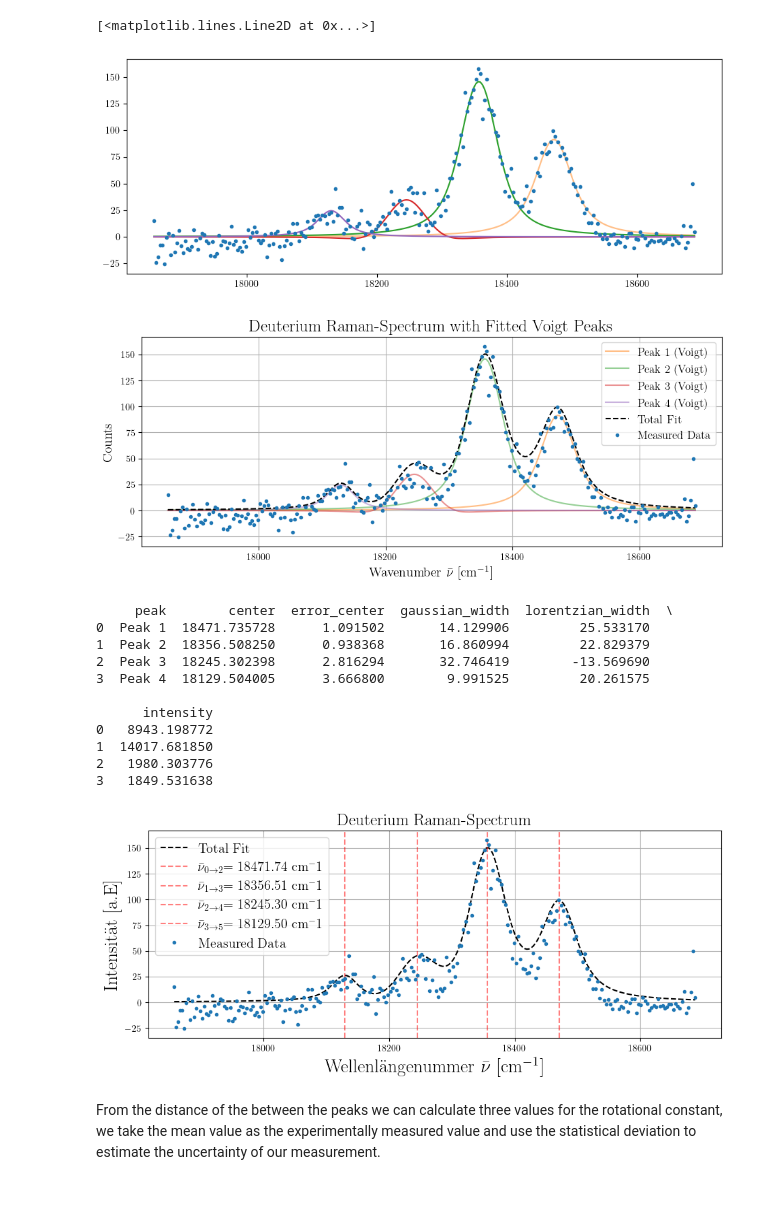
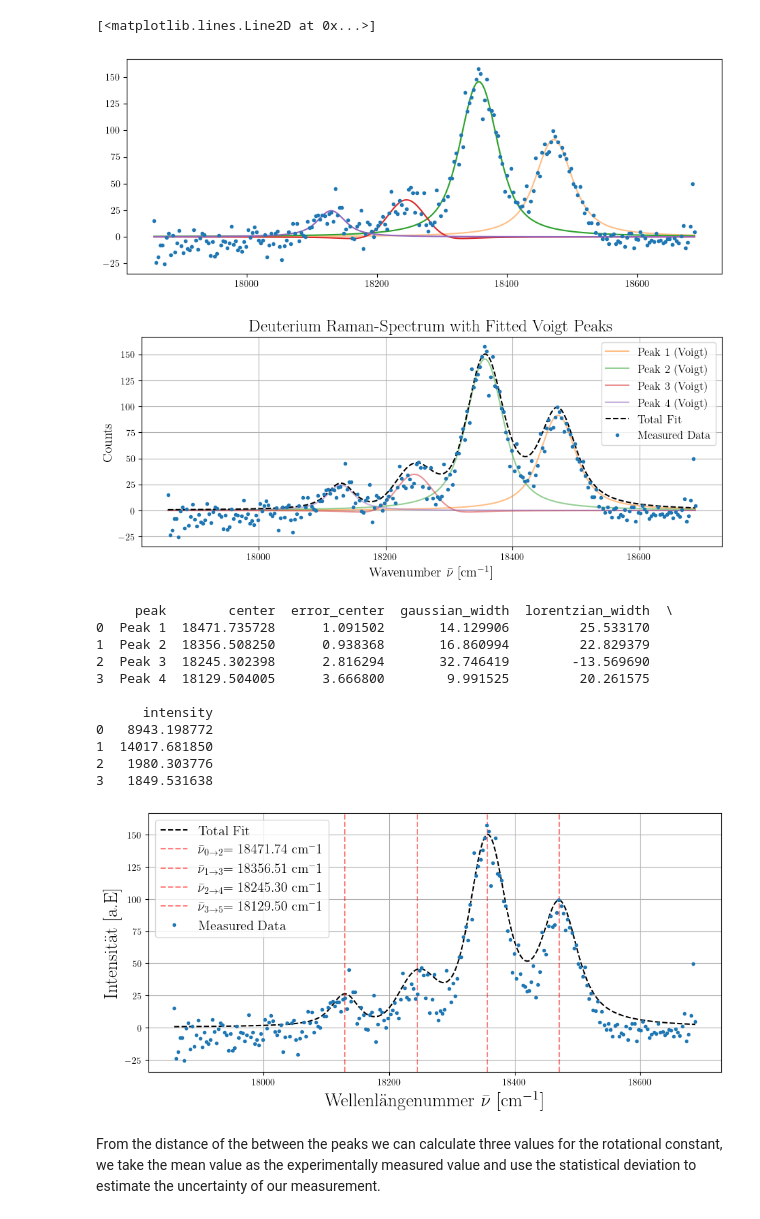
Before and after one commit to ParisHuth/FP, a Jupyter notebook: F43/protocollParisVersion.ipynb, the cells around one changed output. Cells and saved outputs as stored; diff of their text form; code cells hidden in the pictures.

```diff
--- a/F43/protocollParisVersion.ipynb
+++ b/F43/protocollParisVersion.ipynb
@@ -152,3 +174,28 @@ minuit.minos()
 |  | t0 | t1 |
 | t0 | 0.0124 | -1.02e-3 (-0.996) |
 | t1 | -1.02e-3 (-0.996) | 8.45e-05 |
+# %%
+#we use Minuit package to fit a linear function to the measured signal
+from iminuit import Minuit, cost
+
+# looking at the first transition
+mask1 = (data['angle'] > 9) & (data['angle'] < 15)
+
+# continue with minuit somehow TODO
+inx_i3 = 0
+inx_f3 = 10
+deg_fit = data["angle"][inx_i3: inx_f3]
+u_fit = data['voltage'][inx_i3: inx_f3]
+sigma = 0.03*np.ones_like(u_fit)
+#since the measured signal has no uncertainties, we assume all residual to be equally weighted, therefore sigma_y = 1
+# for all data point in the data set.
+
+def linear(x, t0,t1):
+    return t1*x +t0
+
+chi_2 = cost.LeastSquares(deg_fit, u_fit, sigma, model = linear)
+linear.errordef = Minuit.LEAST_SQUARES
+minuit = Minuit(chi_2, t0=0, t1=0.58)
+minuit.migrad()
+t0_3, t1_3 = minuit.values['t0'], minuit.values['t1']
+minuit.minos()
@@ -154,0 +221,8 @@ minuit.minos()
+# %%
+db = (1- t0_3)/(t1_2-t1_3)
+dc = (t0_2 - 1)/(t1_2-t1_3)
+da = (t0_2 - t0_3)/(t1_2-t1_3)**2
+dd = da
+x = (t0_2 - t0_3)/(t1_2-t1_3)
+x_err = np.sqrt(db**2*(0.11)**2 + dc**2*0.018**2 + da**2*0.009**2 +dd**2*0.0033**2)
+print("x = {:.3f} pm {:.3f}".format(x,x_err))
@@ -452,7 +530,7 @@ peak_df = pd.DataFrame(peak_info)
 print(peak_df)
 
 # Plot with vertical lines for peak center positions
-fig = plt.figure(figsize=(11, 4))
+fig = plt.figure(figsize=(11, 5))
 plt.errorbar(data["wavenumber"], data["count"], linestyle='None', fmt='.', label="Measured Data")
 
 # Plot the total fit
@@ -461,35 +539,35 @@ plt.plot(data["wavenumber"], total_fit, label="Total Fit", color='black', linest
 # Add vertical lines for peak centers
 for center in peak_df["center"]:
     indx = list(peak_df["center"]).index(center)
     plt.axvline(center, color='red', linestyle='--', alpha=0.5, label=r"$\bar{{\nu}}_{{{} \to {}}}$= {:.2f} cm$^-$$1$".format(indx,indx+2,center))
 
 # Avoid duplicate legend entries
 handles, labels = plt.gca().get_legend_handles_labels()
 by_label = dict(zip(labels, handles))
 plt.legend(by_label.values(), by_label.keys(), fontsize='x-large')
 
 # Add labels and grid
-plt.title("Deuterium Raman-Spectrum", fontsize=18)
+#plt.title("Deuterium Raman-Spectrum", fontsize=18)
 plt.xlabel(r"Wellenlängenummer $\bar{\nu}$ [cm$^{-1}$]", fontsize=20)
 plt.ylabel("Intensität [a.E] ", fontsize=20)
 plt.grid()
 plt.savefig("D2_spektrum.png")
 plt.show()
 # %% [output]
 [figure]
 [figure]
      peak        center  error_center  gaussian_width  lorentzian_width  \
 0  Peak 1  18471.735728      1.091502       14.129906         25.533170
 1  Peak 2  18356.508250      0.938368       16.860994         22.829379
 2  Peak 3  18245.302398      2.816294       32.746419        -13.569690
 3  Peak 4  18129.504005      3.666800        9.991525         20.261575
 
       intensity
 0   8943.198772
 1  14017.681850
 2   1980.303776
 3   1849.531638
-[figure, old version]
+[figure, new version]
 # %%
 #define the theoretical value of the rotational constant
 def B(mu, r):
```
Also changed, not shown: parts of 17 cells of this notebook, 15 other files.
